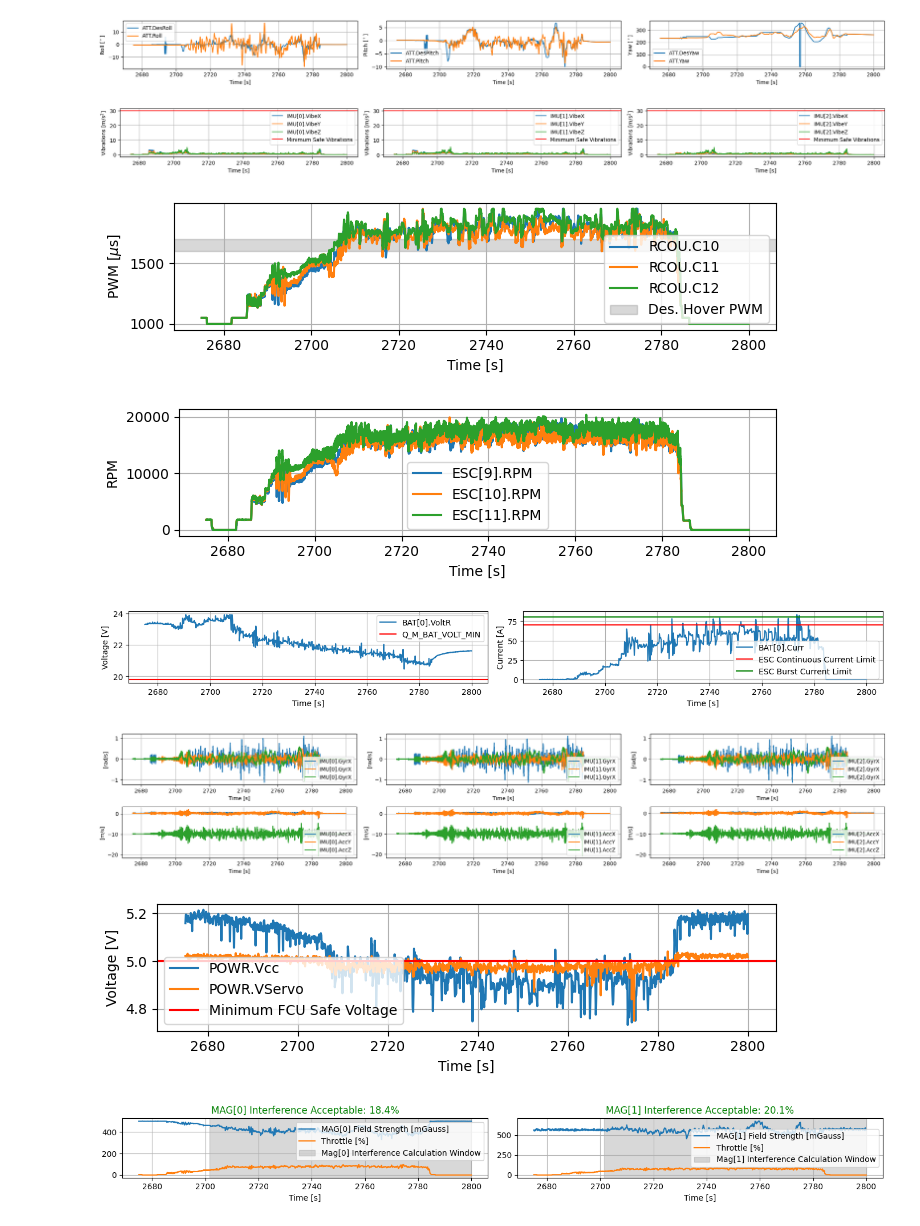
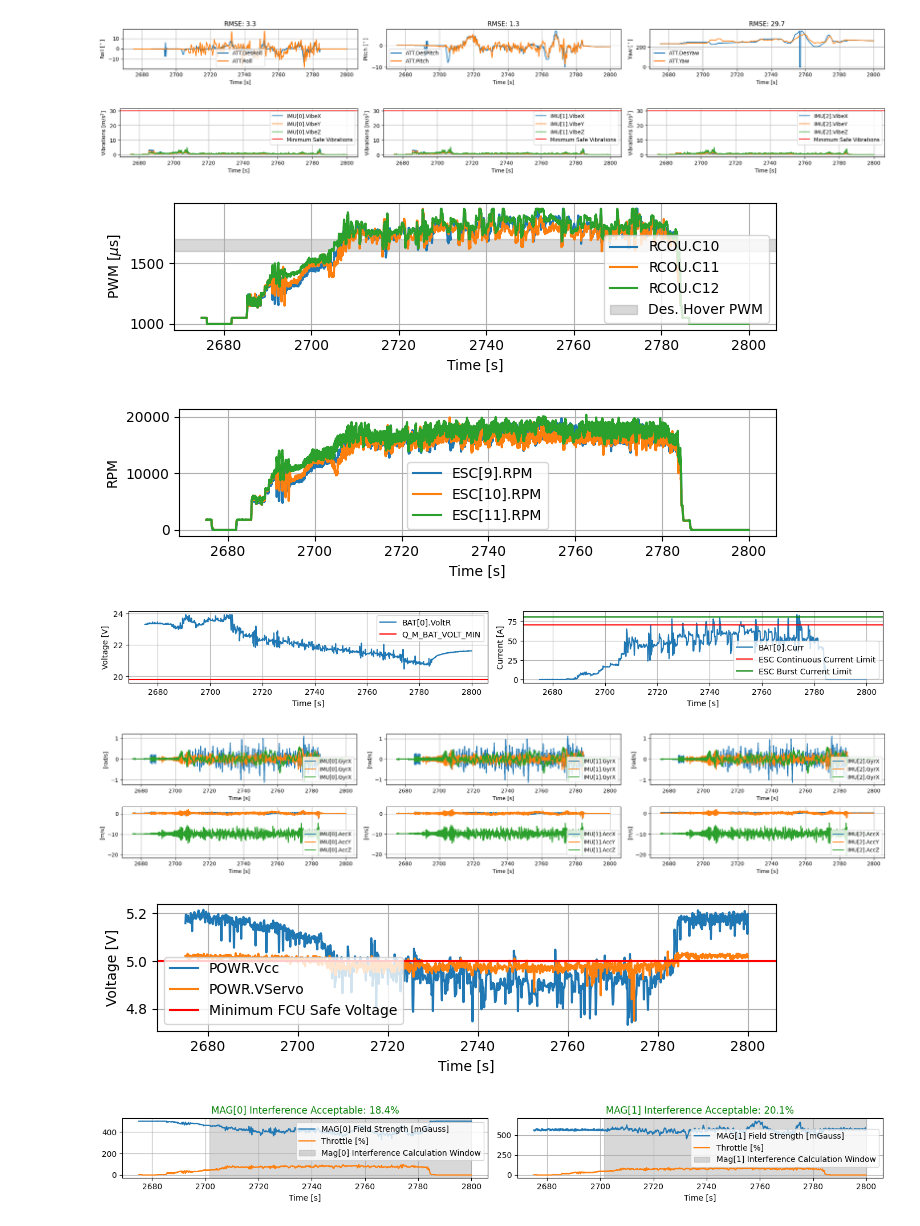
Before and after one commit to SukhbirMahal1/ArduPilotLogReviewer, a Jupyter notebook: ArduPilotLogReviewer.ipynb, the cells around one changed output. Cells and saved outputs as stored; diff of their text form; code cells hidden in the pictures.

Commit message:
RMSE Calcs

```diff
--- a/ArduPilotLogReviewer.ipynb
+++ b/ArduPilotLogReviewer.ipynb
@@ -77,6 +77,14 @@ class ArduPilotLogReviewer:
         df = self.get_msg(msg=msg)
         self.save_csv(df, msg)
 
+        error_roll = df['Roll'] - df['DesRoll']
+        error_pitch = df['Pitch'] - df['DesPitch']
+        error_yaw = df['Yaw'] - df['DesYaw']
+
+        rmse_roll = np.sqrt(np.mean(error_roll ** 2))
+        rmse_pitch = np.sqrt(np.mean(error_pitch ** 2))
+        rmse_yaw = np.sqrt(np.mean(error_yaw ** 2))
+
         plt.figure(figsize=(21, 2))
 
         plt.subplot(1, 3, 1)
@@ -84,6 +92,7 @@ class ArduPilotLogReviewer:
         plt.plot(df['TimeUS'] / 1e6, df['Roll'], label=msg+'.Roll')
         plt.xlabel('Time [s]')
         plt.ylabel('Roll [$^\circ$]')
+        plt.title(f'RMSE: {rmse_roll:.1f}$^\circ$')
         plt.grid(1)
         plt.legend()
 
@@ -92,6 +101,7 @@ class ArduPilotLogReviewer:
         plt.plot(df['TimeUS'] / 1e6, df['Pitch'], label=msg+'.Pitch')
         plt.xlabel('Time [s]')
         plt.ylabel('Pitch [$^\circ$]')
+        plt.title(f'RMSE: {rmse_pitch:.1f}$^\circ$')
         plt.grid(1)
         plt.legend()
 
@@ -100,6 +110,7 @@ class ArduPilotLogReviewer:
         plt.plot(df['TimeUS'] / 1e6, df['Yaw'], label=msg+'.Yaw')
         plt.xlabel('Time [s]')
         plt.ylabel('Yaw [$^\circ$]')
+        plt.title(f'RMSE: {rmse_yaw:.1f}$^\circ$')
         plt.grid(1)
         plt.legend()
 
@@ -147,7 +158,7 @@ class ArduPilotLogReviewer:
 
     def plot_esc(self):
         msg = 'ESC'
-        df = reviewer.get_msg(msg=msg)
+        df = self.get_msg(msg=msg)
         esc_groups = df.groupby("Instance")
 
         plt.figure(figsize=(7, 2))
@@ -170,7 +181,7 @@ class ArduPilotLogReviewer:
         df = self.get_msg(msg=msg)
         bat_groups = df.groupby('Inst')
 
-        q_m_bat_volt_min = reviewer.get_msg('PARM').loc[reviewer.get_msg('PARM')["Name"] == 'Q_M_BAT_VOLT_MIN', "Value"].iloc[0]
+        q_m_bat_volt_min = self.get_msg('PARM').loc[self.get_msg('PARM')["Name"] == 'Q_M_BAT_VOLT_MIN', "Value"].iloc[0]
 
         plt.figure(figsize=(14, 2))
 
@@ -198,7 +209,7 @@ class ArduPilotLogReviewer:
 
     def plot_imus(self):
         msg = 'IMU'
-        df = reviewer.get_msg(msg=msg)
+        df = self.get_msg(msg=msg)
         imu_groups = df.groupby('I')
 
         plt.figure(figsize=(7 * df['I'].nunique(), 4))
@@ -229,7 +240,7 @@ class ArduPilotLogReviewer:
 
     def plot_powr(self):
         msg = 'POWR'
-        df = reviewer.get_msg(msg=msg)
+        df = self.get_msg(msg=msg)
         self.save_csv(df, msg)
 
         plt.figure(figsize=(7, 2))
@@ -288,7 +299,7 @@ class ArduPilotLogReviewer:
 
             plt.subplot(1, df['I'].nunique(), i + 1)
             plt.plot(idx['TimeUS'] / 1e6, mag_field, label=f'MAG[{i}] Field Strength [mGauss]')
-            plt.plot(reviewer.get_msg(msg='RCOU')['TimeUS'] / 1e6, throttle, label='Throttle [%]')
+            plt.plot(self.get_msg(msg='RCOU')['TimeUS'] / 1e6, throttle, label='Throttle [%]')
             plt.axvspan(baseline_start /1e6, baseline_end /1e6, alpha=0.3, color='gray', label=f'Mag{[i]} Interference Calculation Window')
             plt.xlabel('Time [s]')
             plt.ylabel('')
@@ -479,34 +490,34 @@ class ArduPilotLogReviewer:
 
         filepath = f"summaries/{self.filedate}/SUMMARY_{self.filedate}.txt"
 
         with open(filepath, "w") as f:
             f.write(f"ArduPilotLogReviewer Summary\n")
             f.write("="*40 + "\n\n")
 
             for line in summary:
                 f.write(line + "\n")
 
         print(f"Summary Saved To {filepath}")
 
 if __name__ == "__main__":
     filedate = "2026-03-26"
     filepath = f"logs/{filedate}.BIN"
     MOTOR_RCOU_CH = [10, 11, 12]
 
     reviewer = ArduPilotLogReviewer(filedate=filedate, filepath=filepath, MOTOR_RCOU_CH=MOTOR_RCOU_CH, auto_detect_flight=False, T_MIN=2675, T_MAX=2800, save_plots=True)
     reviewer.plot_att()
     reviewer.plot_vibes()
     reviewer.plot_rcou()
     reviewer.plot_esc()
     reviewer.plot_bat()
     reviewer.plot_imus()
     reviewer.plot_powr()
     reviewer.plot_compass_interference()
     reviewer.plot_gps()
     reviewer.plot_baro()
     reviewer.save_summary()
 # %% [output]
-[figure, old version]
+[figure, new version]
 [figure]
 [figure]
 [figure]
```
Also changed, not shown: parts of 1 cell of this notebook.
